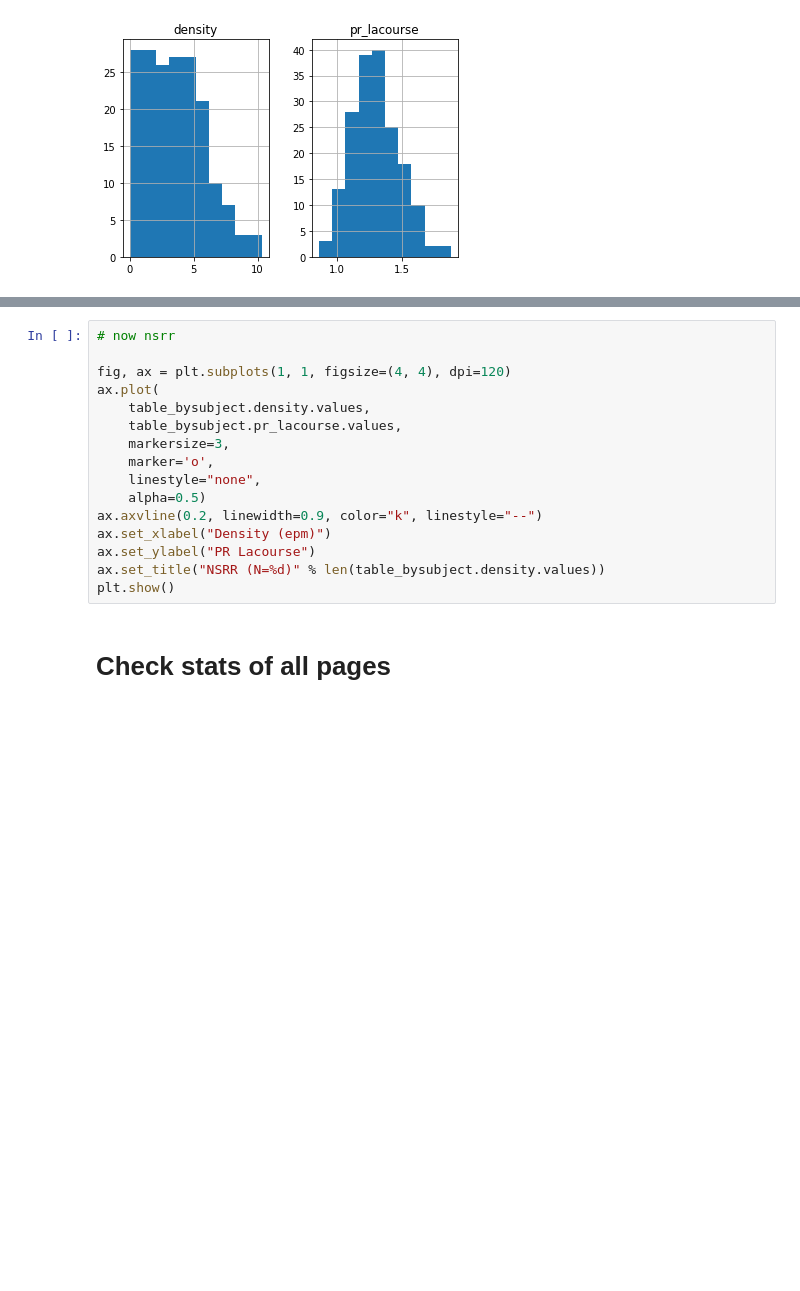
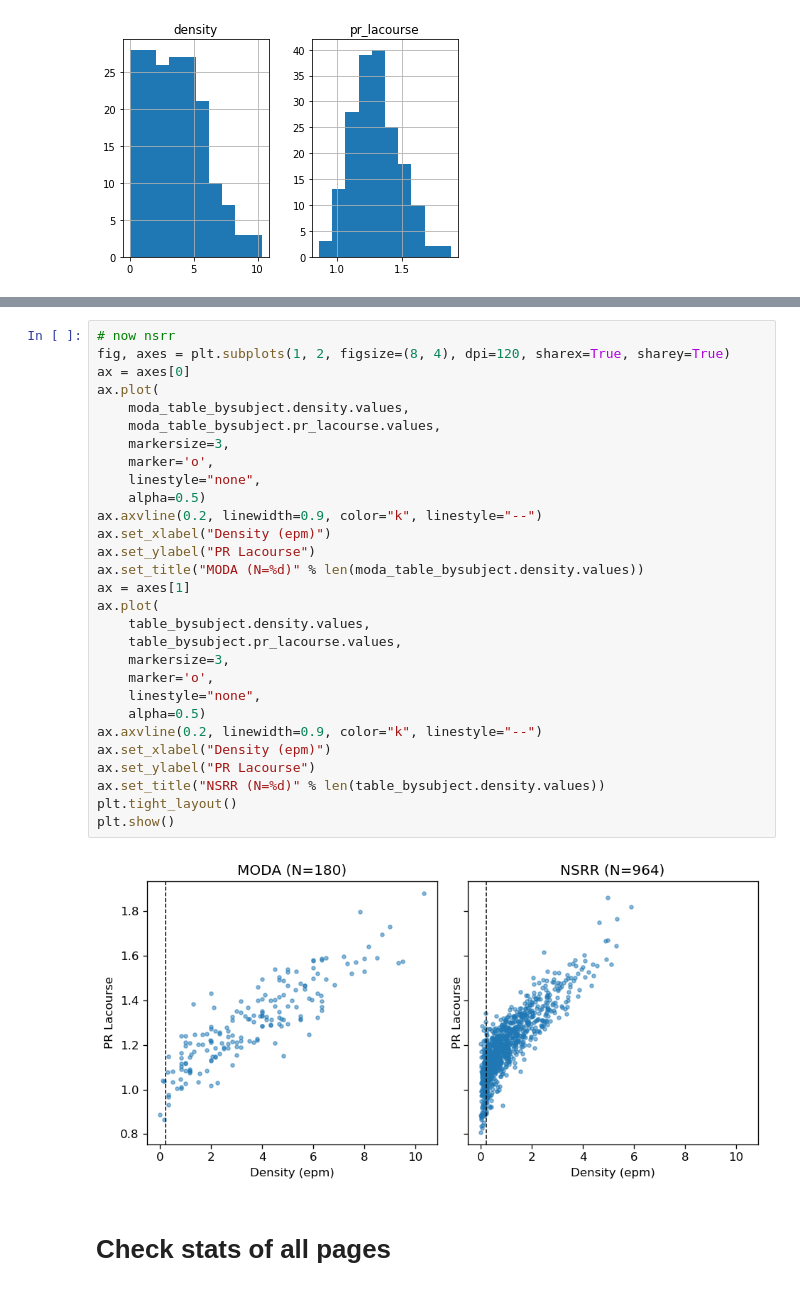
Before and after one commit to nicolasigor/sleep-rnn, a Jupyter notebook: figs_thesis/2021_eda_nsrr_page_exclusion.ipynb, the cells around one changed output, grey strips where cells are left out. Drawn from its saved outputs; the diff is of its cells as text; blank space fills up the shorter version.

```diff
--- a/figs_thesis/2021_eda_nsrr_page_exclusion.ipynb
+++ b/figs_thesis/2021_eda_nsrr_page_exclusion.ipynb
@@ -641,20 +678,35 @@ plt.show()
 [figure]
 # %%
 # now nsrr
-
-fig, ax = plt.subplots(1, 1, figsize=(4, 4), dpi=120)
+fig, axes = plt.subplots(1, 2, figsize=(8, 4), dpi=120, sharex=True, sharey=True)
+ax = axes[0]
+ax.plot(
+    moda_table_bysubject.density.values,
+    moda_table_bysubject.pr_lacourse.values,
+    markersize=3,
+    marker='o',
+    linestyle="none",
+    alpha=0.5)
+ax.axvline(0.2, linewidth=0.9, color="k", linestyle="--")
+ax.set_xlabel("Density (epm)")
+ax.set_ylabel("PR Lacourse")
+ax.set_title("MODA (N=%d)" % len(moda_table_bysubject.density.values))
+ax = axes[1]
 ax.plot(
     table_bysubject.density.values,
     table_bysubject.pr_lacourse.values,
     markersize=3,
     marker='o',
     linestyle="none",
     alpha=0.5)
 ax.axvline(0.2, linewidth=0.9, color="k", linestyle="--")
 ax.set_xlabel("Density (epm)")
 ax.set_ylabel("PR Lacourse")
 ax.set_title("NSRR (N=%d)" % len(table_bysubject.density.values))
+plt.tight_layout()
 plt.show()
+# %% [output]
+[figure, added]
 # %% [markdown]
 # Check stats of all pages
 # %%
```
Also changed, not shown: parts of 8 cells of this notebook.
